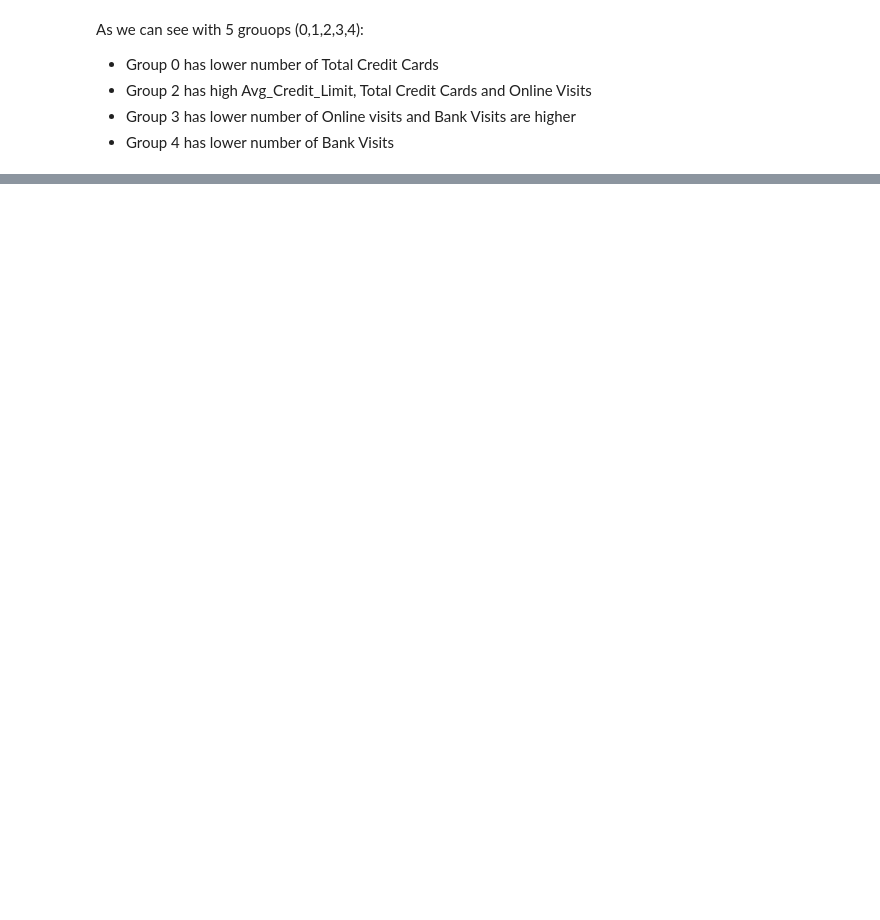
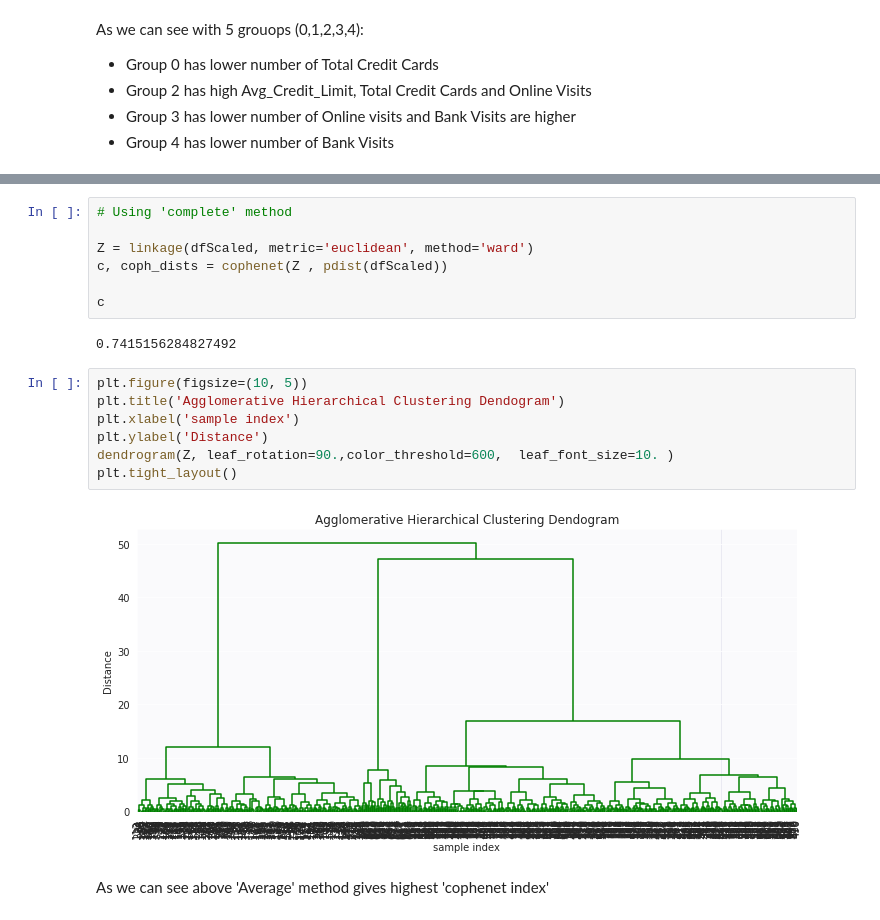
Before and after one commit to mnaithan/UTAustinPGP, a Jupyter notebook: Unsupervised_Project.ipynb, the cells around one changed output, grey strips where cells are left out. Drawn from its saved outputs; the diff is of its cells as text; blank space fills up the shorter version.

```diff
--- a/Unsupervised_Project.ipynb
+++ b/Unsupervised_Project.ipynb
@@ -219,0 +321,20 @@ As we can see with 5 grouops (0,1,2,3,4):
+# %%
+# Using 'complete' method
+
+Z = linkage(dfScaled, metric='euclidean', method='ward')
+c, coph_dists = cophenet(Z , pdist(dfScaled))
+
+c
+# %% [output]
+0.7415156284827492
+# %%
+plt.figure(figsize=(10, 5))
+plt.title('Agglomerative Hierarchical Clustering Dendogram')
+plt.xlabel('sample index')
+plt.ylabel('Distance')
+dendrogram(Z, leaf_rotation=90.,color_threshold=600,  leaf_font_size=10. )
+plt.tight_layout()
+# %% [output]
+[figure, added]
+# %% [markdown]
+As we can see above 'Average' method gives highest 'cophenet index'
```
Also changed, not shown: parts of 20 cells of this notebook.
